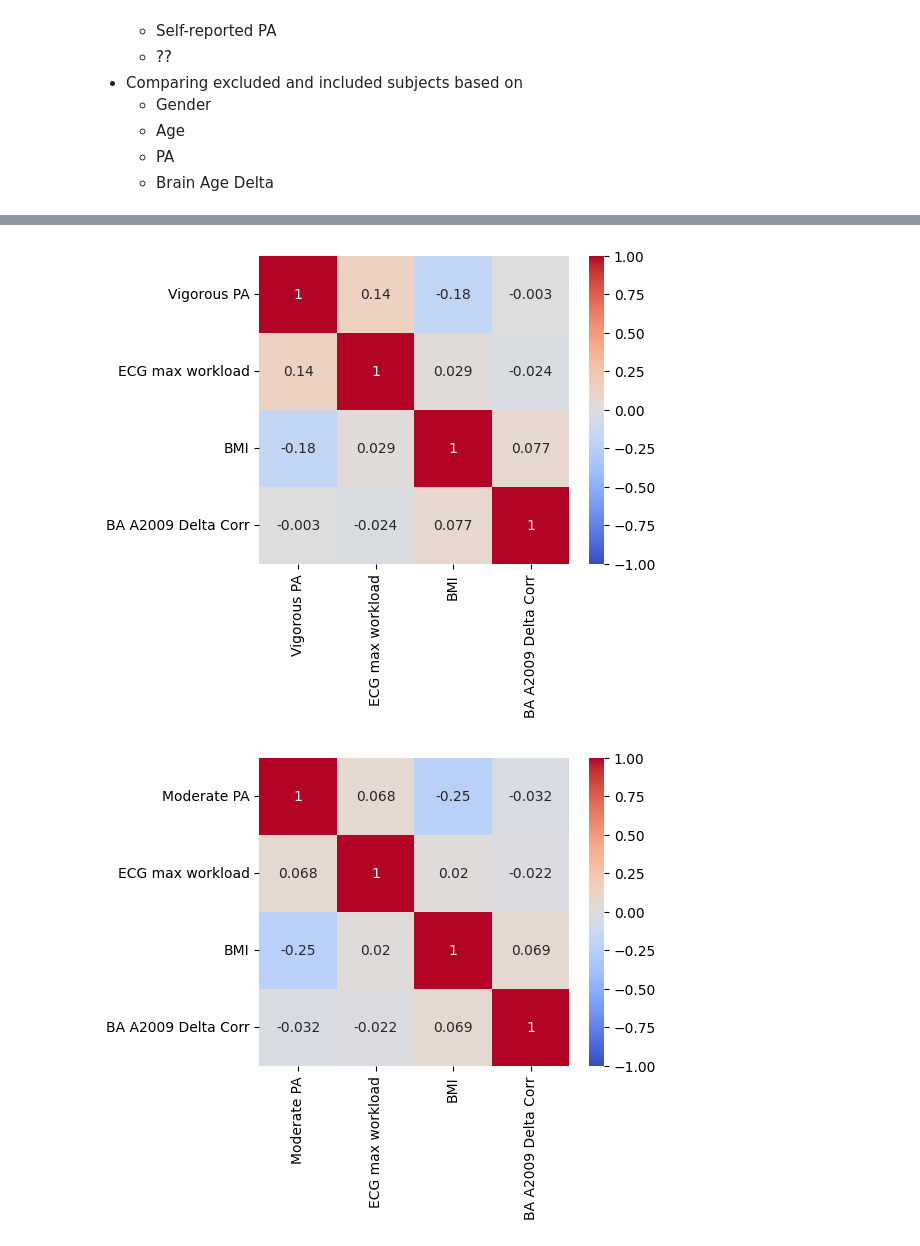
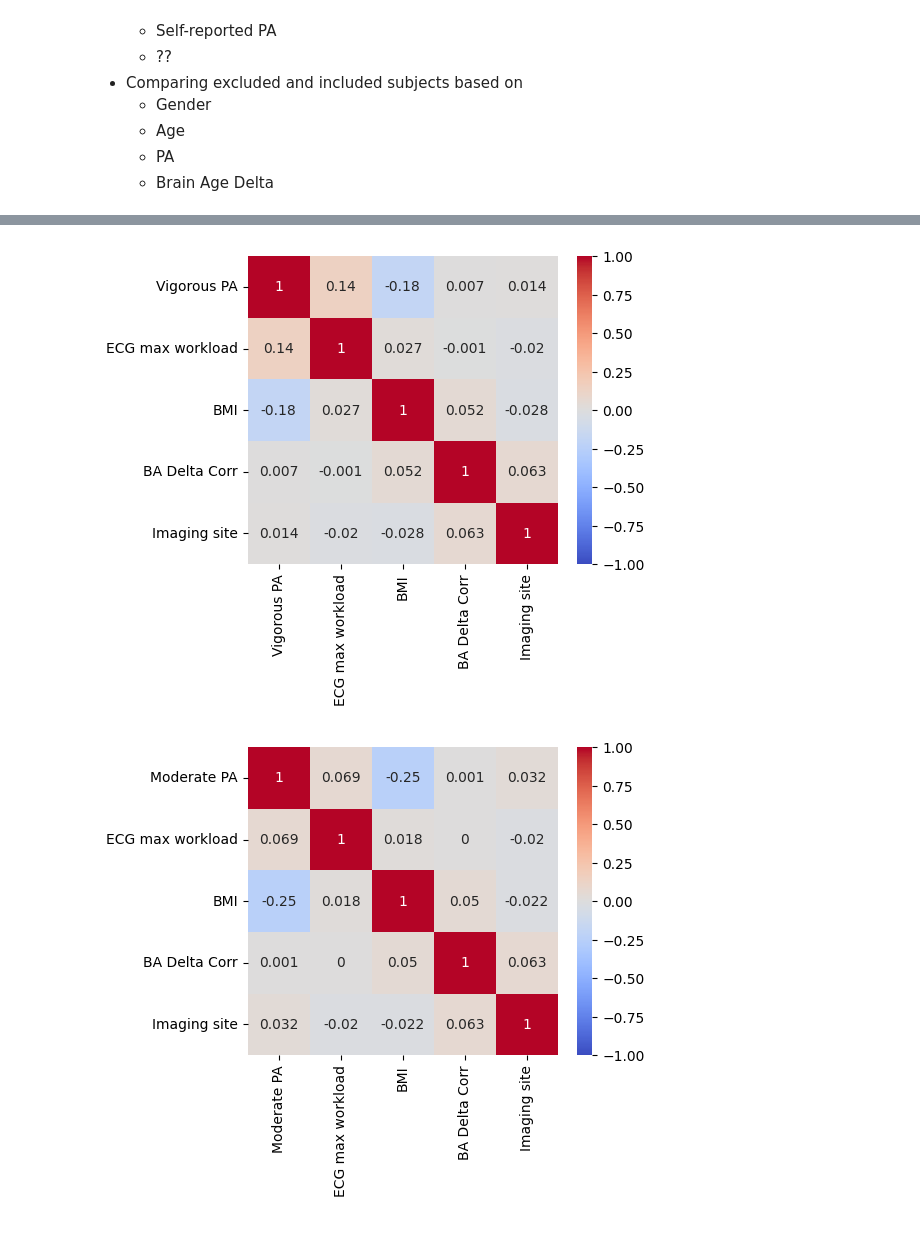
Before and after one commit to ivychad/Hanna, a Jupyter notebook: 4 Analysis.ipynb, the cells around one changed output, grey strips where cells are left out. Saved outputs shown, nothing was run; the diff lists cells and outputs as text; code cells hidden in the pictures.

```diff
--- a/4 Analysis.ipynb
+++ b/4 Analysis.ipynb
@@ -20,6 +22,3 @@ brain_test = pd.DataFrame(brain_test)
 brain_train = pd.DataFrame(brain_train)
 main_test = pd.DataFrame(main_test)
 main_train = pd.DataFrame(main_train)
-# %%
-main_test['Imaging site'] = main_test['Imaging site'].map({'Cheadle': '1', 'Reading': '2','Newcastle': '3', 'Bristol': '4'})
-main_test["Smoking"].value_counts()
@@ -247,37 +301,42 @@ cov_correlation
 # %%
 
-pcorr = main_test[["Vigorous PA", "ECG max workload", "BMI", "BA A2009 Delta Corr", "Imaging site"]].pcorr()
+pcorr = main_test[["Vigorous PA", "ECG max workload", "BMI", "BA Delta Corr", "Imaging site"]].pcorr()
 pcorr = round(pcorr,3)
 plt.figure(figsize=(5,4))
 sns.heatmap(pcorr, annot=True, cmap = "coolwarm", vmin=-1, vmax=1)
 plt.show()
 
-pcorr = main_test[["Moderate PA", "ECG max workload", "BMI", "BA A2009 Delta Corr", "Imaging site"]].pcorr()
+pcorr = main_test[["Moderate PA", "ECG max workload", "BMI", "BA Delta Corr", "Imaging site"]].pcorr()
 pcorr = round(pcorr,3)
 plt.figure(figsize=(5,4))
 sns.heatmap(pcorr, annot=True, cmap = "coolwarm", vmin=-1, vmax=1)
 plt.show()
 
-pcorr = main_test[["Light PA", "ECG max workload", "BMI", "BA A2009 Delta Corr", "Imaging site"]].pcorr()
+pcorr = main_test[["Light PA", "ECG max workload", "BMI", "BA Delta Corr", "Imaging site"]].pcorr()
 pcorr = round(pcorr,3)
 plt.figure(figsize=(5,4))
 sns.heatmap(pcorr, annot=True, cmap = "coolwarm", vmin=-1, vmax=1)
 plt.show()
 
-pcorr = main_test[["Moderate PA", "Age", "ECG max workload", "BMI", "Hand grip R", "BA A2009 Delta Corr"]].pcorr()
+pcorr = main_test[["Moderate PA", "Age", "ECG max workload", "BMI", "Hand grip R", "BA Delta Corr"]].pcorr()
 pcorr = round(pcorr,3)
 plt.figure(figsize=(5,4))
 sns.heatmap(pcorr, annot=True, cmap = "coolwarm", vmin=-1, vmax=1)
 plt.show()
 
-main_test_1 = main_test[main_test["Gender"]=="Male"]
-
-pcorr = main_test_1[["Moderate PA", "Age", "ECG max workload", "BMI", "Hand grip R", "BA A2009 Delta Corr"]].pcorr()
+pcorr = main_test_male[["Moderate PA", "Age", "ECG max workload", "BMI", "Hand grip R", "BA Delta Corr"]].pcorr()
 pcorr = round(pcorr,3)
 plt.figure(figsize=(5,4))
 sns.heatmap(pcorr, annot=True, cmap = "coolwarm", vmin=-1, vmax=1)
 plt.title("Males only")
 plt.show()
+
+pcorr = main_test_young_male[["Moderate PA", "Light PA", "Vigorous PA", "Age", "BMI", "Hand grip R", "BA Delta Corr"]].pcorr()
+pcorr = round(pcorr,3)
+plt.figure(figsize=(5,4))
+sns.heatmap(pcorr, annot=True, cmap = "coolwarm", vmin=-1, vmax=1)
+plt.title("Young Males only")
+plt.show()
 # %% [output]
-[figure, old version]
+[figure, new version]
-[figure, old version]
+[figure, new version]
```
Also changed, not shown: parts of 52 cells of this notebook, 4 other files.
